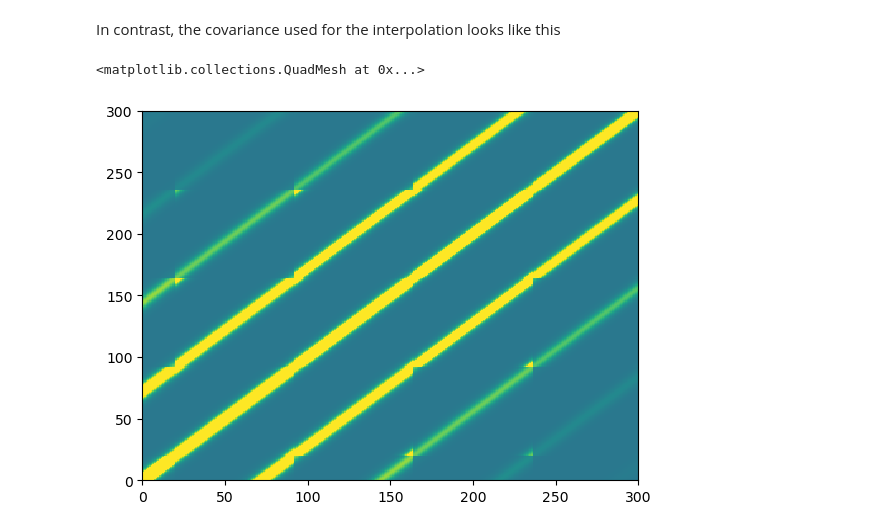
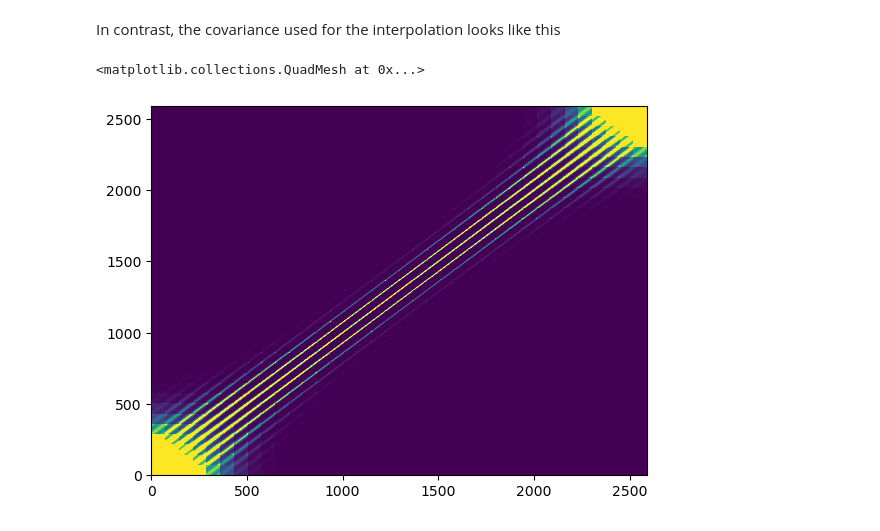
Before and after one commit to jjk-code-otter/open-ocean, a Jupyter notebook: notebooks/interpolation_examples.ipynb, the cells around one changed output. Cells and saved outputs as stored; diff of their text form; code cells hidden in the pictures.

```diff
--- a/notebooks/interpolation_examples.ipynb
+++ b/notebooks/interpolation_examples.ipynb
@@ -116,7 +119,7 @@ plt.pcolormesh(grid.covariance[700:1000,700:1000], vmin=0, vmax=0.03, cmap='viri
 # %% [markdown]
 In contrast, the covariance used for the interpolation looks like this
 # %%
-plt.pcolormesh(interp.cov[700:1000,700:1000], vmin=0, vmax=0.1, cmap='viridis')
+plt.pcolormesh(interp.cov, vmin=0.04, vmax=0.1, cmap='viridis')
 # %% [output]
 <matplotlib.collections.QuadMesh at 0x...>
-[figure, old version]
+[figure, new version]
```
Also changed, not shown: parts of 5 cells of this notebook, 2 other files.
